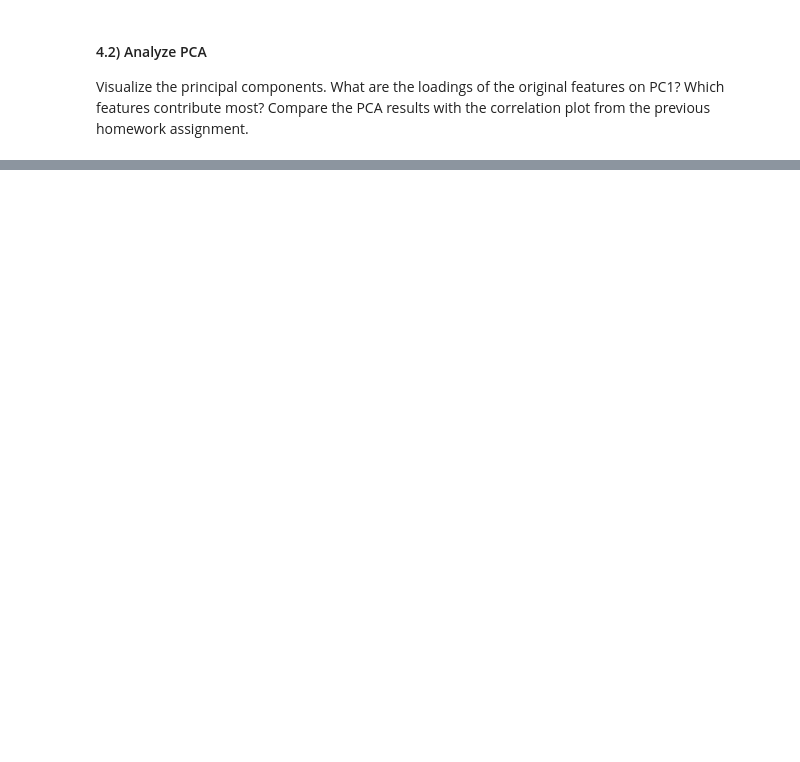
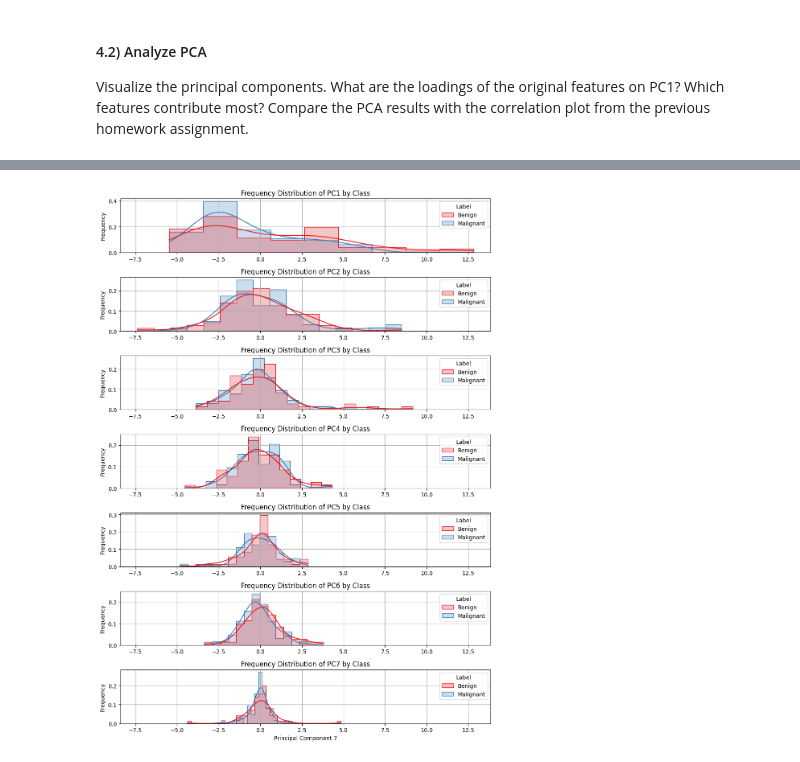
Before and after one commit to fractalclockwork/Chem277B, a Jupyter notebook: hw/HW_03/03_HW.ipynb, the cells around one changed output, grey strips where cells are left out. Drawn from its saved outputs; the diff is of its cells as text; code cells hidden in the pictures; blank space fills up the shorter version.

```diff
--- a/hw/HW_03/03_HW.ipynb
+++ b/hw/HW_03/03_HW.ipynb
@@ -329,0 +526,55 @@ Thus correlation matrix and PCA loadings both reveal redundancy within feature c
+# %%
+# Again we can use matplotlib or whatever lib...
+# however we feel that the starter code provided
+# limits our creative thinking.
+# Our objective is always to explore and discover.
+
+import matplotlib.pyplot as plt
+import seaborn as sns
+import pandas as pd
+
+# apply scaler and fit PCA
+scaler = StandardScaler()
+X_train_scaled = scaler.fit_transform(X_train)
+
+pca = PCA()
+scores = pca.fit_transform(X_train_scaled)
+
+# build dataframe with scores and labels
+pca_df = pd.DataFrame(scores, columns=[f'PC{i+1}' for i in range(scores.shape[1])])
+pca_df['Label'] = y_train.map({0: 'Benign', 1: 'Malignant'})
+
+# number of components to plot (these explain >90% variance)
+n_components90 = np.argmax(pca.explained_variance_ratio_.cumsum() > 0.90) + 1
+
+# create our subplots
+fig, axes = plt.subplots(n_components90, 1, figsize=(10, 2 * n_components90), sharex=True)
+
+for i in range(n_components90):
+    ax = axes[i]
+    sns.histplot(
+        data=pca_df,
+        x=f'PC{i+1}',
+        hue='Label',
+        kde=True,
+        element='step',
+        palette='Set1',
+        ax=ax,
+        stat='probability',  # frequency
+        common_norm=False    # normalize each class independently (little effect)
+    )
+    ax.set_title(f'Frequency Distribution of PC{i+1} by Class')
+    ax.set_xlabel(f'Principal Component {i+1}')
+    ax.set_ylabel('Frequency')
+    ax.tick_params(labelbottom=True)
+    ax.grid(True)
+
+plt.tight_layout()
+plt.show()
+
+
+# think about if we are doing this right?
+# we are seeing that our classes are basically the same distribution by each PC
+# what does mean?  think about using LDA projections
+# %% [output]
+[figure, added]
```
Also changed, not shown: parts of 26 cells of this notebook.
